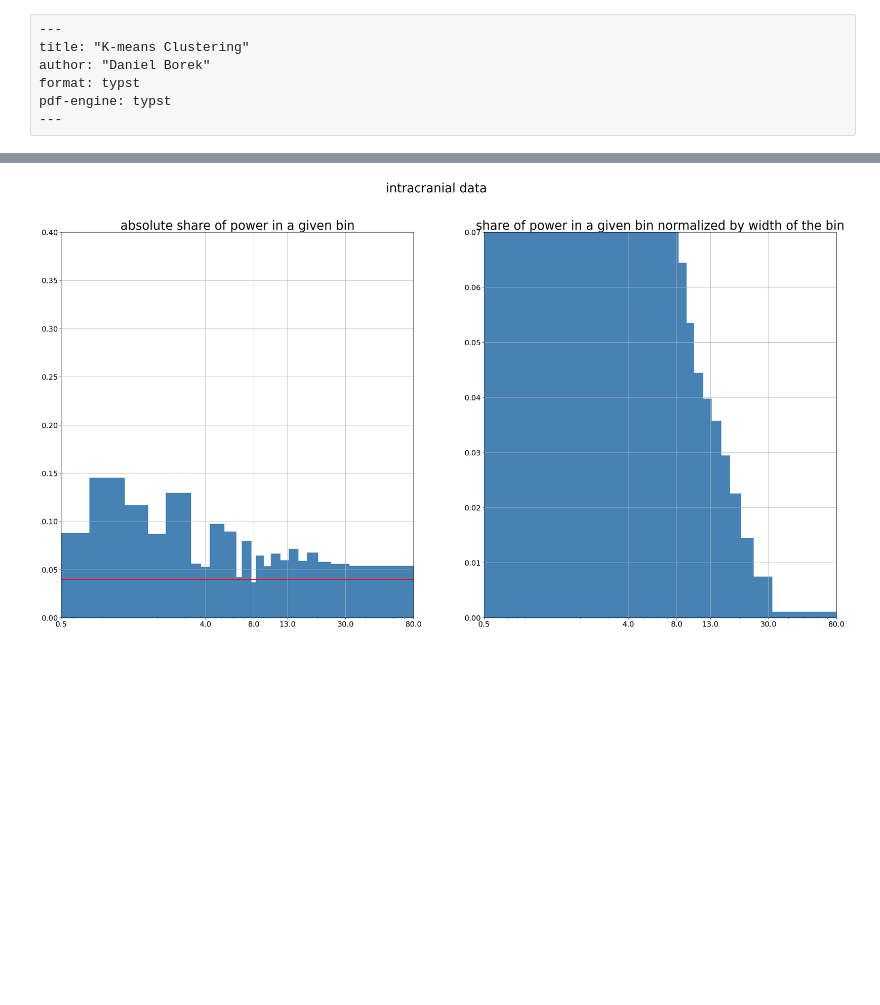
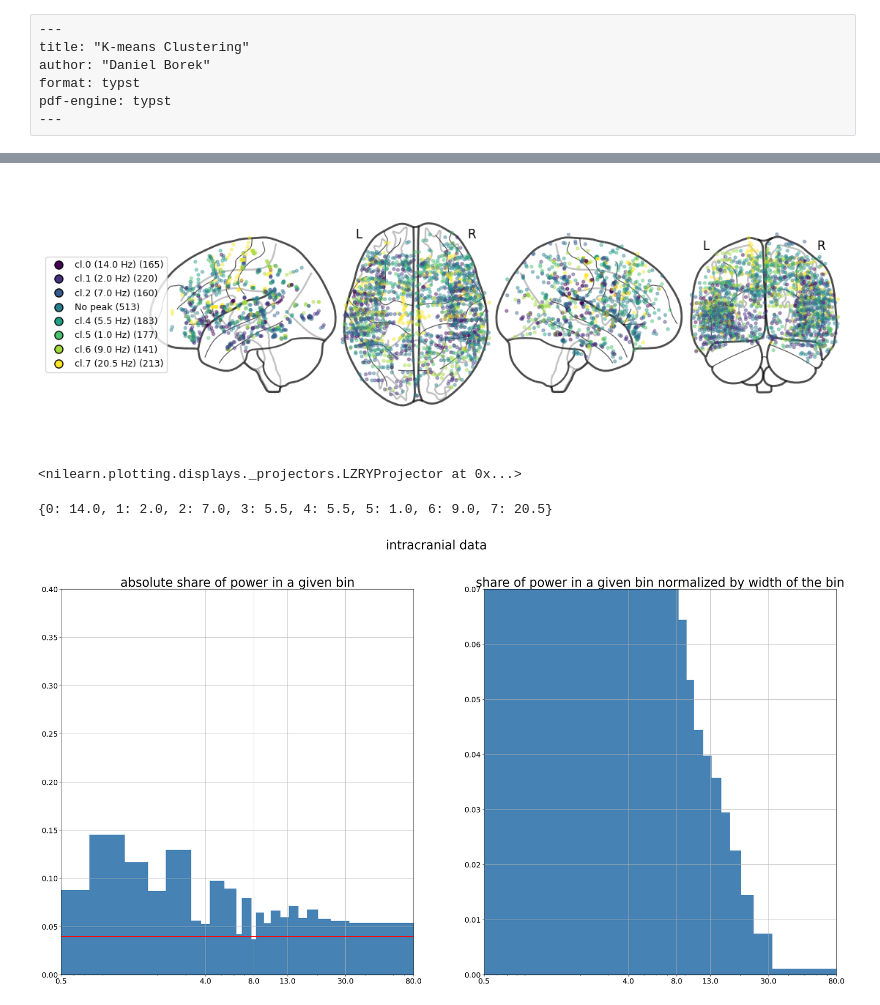
Before and after one commit to danieltomasz/code-spectral-comparison, a Jupyter notebook: analiza/01_cluster_pipeline_ieeg_sources.ipynb, the cells around one changed output, grey strips where cells are left out. Cells and saved outputs as stored; diff of their text form; code cells hidden in the pictures; blank space fills up the shorter version.

```diff
--- a/analiza/01_cluster_pipeline_ieeg_sources.ipynb
+++ b/analiza/01_cluster_pipeline_ieeg_sources.ipynb
@@ -67,3 +81,38 @@ fig.savefig("ieeg_clusters.png", dpi=600, bbox_inches="tight")  # raster fallbac
+# %%
+import scipy.io as sio
+from pesco.experimental.plotting import plot_cluster_brain
+
+pos = sio.loadmat(matfile)["ChannelPosition"]   # 1772×3 MNI, matches psd_clust row order
+labels = psd_clust["clusters"].values
+
+band_names = {k: f"cl.{k} ({v:.1f} Hz)" for k, v in peaks.items()}
+if smal:
+    band_names[smal[0]] = "No peak"
+
+plot_cluster_brain(
+    pos, labels, label_names=band_names,
+    node_size=8, alpha=0.4,
+    legend_bbox=(-0.15, 0.5),    # push further left, outside fig
+    output_path="images/ieeg_cluster_brain.svg",
+)
+# %% [output]
+[figure, added]
+<nilearn.plotting.displays._projectors.LZRYProjector at 0x...>
+# %%
+from pesco.experimental.clustering import (
+    get_no_peak, cluster_peak_frequencies, order_clusters_by_peak,
+)
+
+no_peak_df, no_peak_center = get_no_peak(psd_clust, smal, summary=NO_PEAK_SUMMARY)
+
+# peaks relative to no-peak baseline (Frauscher-style), restricted to >1 Hz
+peaks = cluster_peak_frequencies(
+    psd_clust, f, summary=PLOT_SUMMARY,
+    baseline=no_peak_center, freq_range=(1.0, 80.0),
+)
+print(peaks)  # cluster id → relevant peak Hz
+# %% [output]
+{0: 14.0, 1: 2.0, 2: 7.0, 3: 5.5, 4: 5.5, 5: 1.0, 6: 9.0, 7: 20.5}
 # %%
 plot_histogram(psd, colbin, dataset, summary=PLOT_SUMMARY)
 # %% [output]
```
Also changed, not shown: parts of 7 cells of this notebook, 14 other files.
